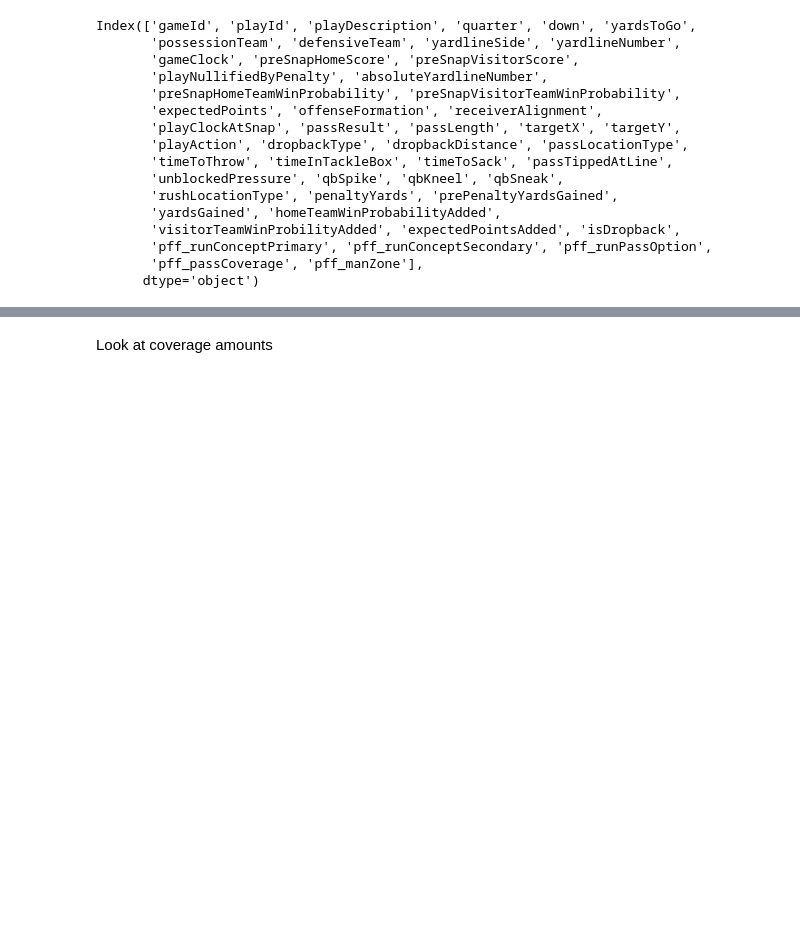
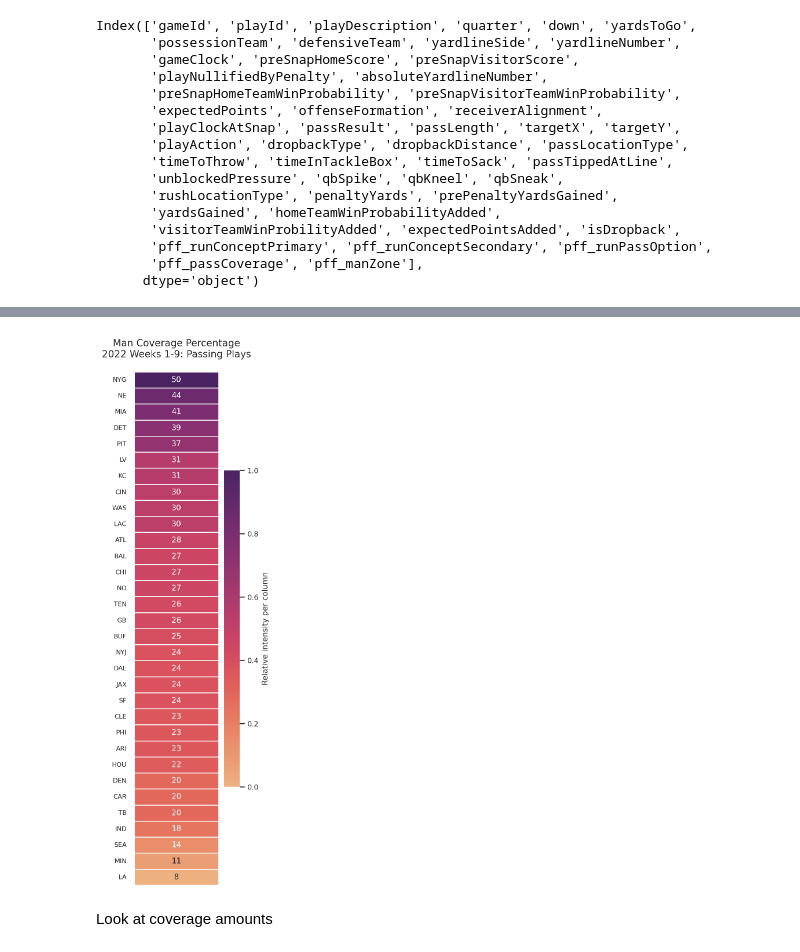
Before and after one commit to Sam-v6/nfl, a Jupyter notebook: notebooks/eda.ipynb, the cells around one changed output, grey strips where cells are left out. Cells and saved outputs as stored; diff of their text form; code cells hidden in the pictures; blank space fills up the shorter version.

Commit message:
Notebook updates to determine man percentage ran

```diff
--- a/notebooks/eda.ipynb
+++ b/notebooks/eda.ipynb
@@ -225,3 +241,86 @@ Index(['gameId', 'playId', 'playDescription', 'quarter', 'down', 'yardsToGo',
+# %%
+import seaborn as sns
+import matplotlib.pyplot as plt
+coverage_percent_map = {}
+for team in unique_teams:
+
+    # All plays
+    total_all_plays = len(plays_df[plays_df["defensiveTeam"] == team])
+    man_all_plays = len(plays_df[(plays_df["pff_manZone"] == "Man") & (plays_df["defensiveTeam"] == team)])
+    zone_all_plays = len(plays_df[(plays_df["pff_manZone"] == "Zone") & (plays_df["defensiveTeam"] == team)])
+    man_all_pct = round((man_all_plays / total_all_plays) * 100)
+    zone_all_pct = round((zone_all_plays / total_all_plays) * 100)
+
+    # Just pure passing plays
+    total_pass_plays = len(plays_df[
+        (plays_df["defensiveTeam"] == team) &
+        (plays_df["passResult"].notna())
+        ])
+    man_pass_plays = len(plays_df[
+        (plays_df["pff_manZone"] == "Man") &
+        (plays_df["passResult"].notna()) &
+        (plays_df["defensiveTeam"] == team)
+        ])
+    zone_pass_plays = len(plays_df[
+        (plays_df["pff_manZone"] == "Zone") &
+        (plays_df["passResult"].notna()) &
+        (plays_df["defensiveTeam"] == team)
+        ])
+    man_pass_pct = round((man_pass_plays / total_pass_plays) * 100)
+    zone_pass_pct = round((zone_pass_plays / total_pass_plays) * 100)
+
+    coverage_percent_map[team] = {
+        "zone_all": zone_all_pct,
+        "zone_pass": zone_pass_pct,
+        "man_all": man_all_pct,
+        "man_pass": man_pass_pct,
+    }
+
+
+# Convert dict to DataFrame
+df = pd.DataFrame.from_dict(coverage_percent_map, orient="index")
+df = df[["man_pass"]]
+df = df.sort_values(by="man_pass", ascending=False)
+df = df.rename(columns={
+    "man_pass": "Man",
+})
+
+# --- normalize per column for heatmap shading ---
+# Each column scaled to [0,1] for its own color contrast
+df_norm = df.copy()
+for col in df.columns:
+    cmin, cmax = df[col].min(), df[col].max()
+    df_norm[col] = (df[col] - cmin) / (cmax - cmin) if cmax != cmin else 0
+
+plt.figure(figsize=(3, 10), dpi=200)  # adjust height dynamically
+sns.set_theme(style="whitegrid", font_scale=0.8)
+
+ax = sns.heatmap(
+    df_norm,
+    annot=df, fmt="d",
+    cmap="flare",
+    linewidths=0.5, linecolor="white",
+    cbar_kws={"label": "Relative intensity per column"},
+)
+
+# Title & labels
+ax.set_title("Man Coverage Percentage\n2022 Weeks 1-9: Passing Plays", pad=18, fontsize=12)
+ax.set_xlabel("")
+ax.set_ylabel("")
+
+# X axis
+ax.tick_params(axis="x", top=True, labeltop=True, bottom=False, labelbottom=False)
+ax.set_xticklabels(ax.get_xticklabels(), rotation=0, ha="center", fontsize=11, fontweight="bold")
+ax.xaxis.set_visible(False) # For only showing man
+
+# Y labels (teams)
+ax.set_yticklabels(ax.get_yticklabels(), rotation=0, fontsize=8)
+
+# Tighten layout to eliminate extra space
+plt.tight_layout(rect=[0, 0, 1, 0.97])  # top margin 0.97 leaves room for title
+plt.show()
+# %% [output]
+[figure, added]
 # %% [markdown]
 Look at coverage amounts
 # %%
```
Also changed, not shown: parts of 4 cells of this notebook, 1 other file.
